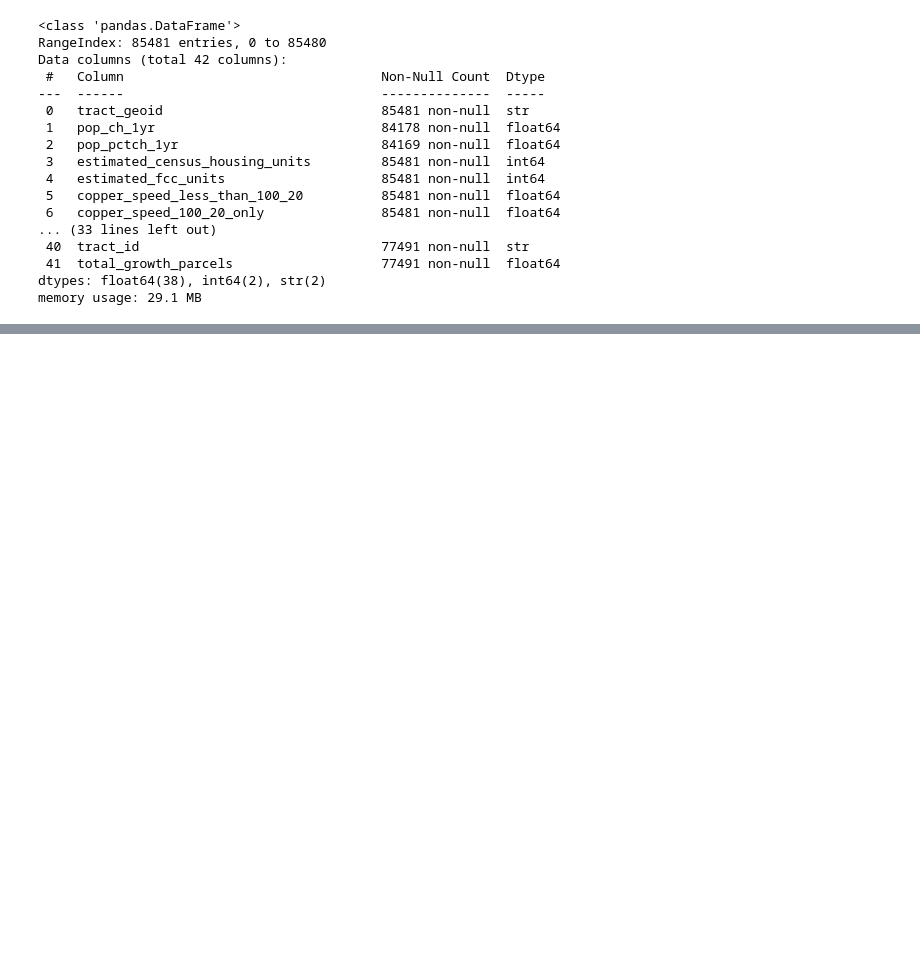
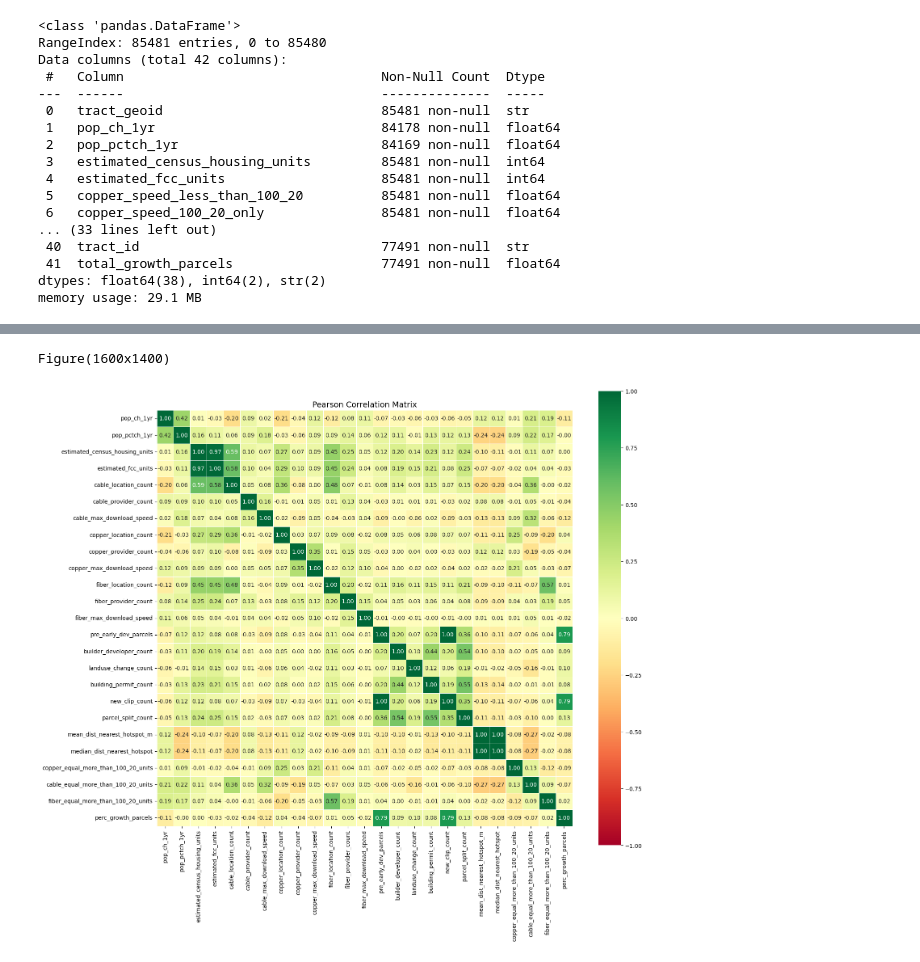
Before and after one commit to eprashar-clgx/network-idx, a Jupyter notebook: notebooks/04_eda_correlations.ipynb, the cells around one changed output, grey strips where cells are left out. Saved outputs shown, nothing was run; the diff lists cells and outputs as text; code cells hidden in the pictures; blank space fills up the shorter version.

Commit message:
examined correlation plots

```diff
--- a/notebooks/04_eda_correlations.ipynb
+++ b/notebooks/04_eda_correlations.ipynb
@@ -42,3 +39,44 @@ Data columns (total 42 columns):
  41  total_growth_parcels                   77491 non-null  float64
 dtypes: float64(38), int64(2), str(2)
 memory usage: 29.1 MB
+# %%
+# Rework tract_df to obtain meaningful relationships
+tract_df_modified = tract_df.copy()
+techs = ['copper','cable','fiber']
+for tech in techs:
+    tract_df_modified[f'{tech}_equal_more_than_100_20_units'] = tract_df_modified[f"{tech}_speed_100_20_only"].add(tract_df_modified[f"{tech}_speed_more_than_100_20"], fill_value=0)
+
+# Compute % growth parcels
+tract_df_modified['perc_growth_parcels'] = round(tract_df_modified['growth_parcels'] / tract_df_modified['total_parcels'],2)
+
+
+# Remove redundant columns that are not relevant for the analysis
+cols_to_drop = ['copper_speed_less_than_100_20',
+                'copper_speed_100_20_only',
+                'copper_speed_more_than_100_20',
+                'cable_speed_less_than_100_20',
+                'cable_speed_100_20_only',
+                'cable_speed_more_than_100_20',
+                'fiber_speed_less_than_100_20',
+                'fiber_speed_100_20_only',
+                'fiber_speed_more_than_100_20',
+                'fiber_speed_equal_greater_than_100_20',
+                #'cable_location_count',
+                #'copper_location_count',
+                #'fiber_location_count'
+                'copper_max_upload_speed',
+                'cable_max_upload_speed',
+                'fiber_max_upload_speed',
+                'total_parcels',
+                'growth_parcels',
+                'unique_locations',
+                'tract_id',
+                'total_flags',
+                'flags_minus_greatest',
+                'total_growth_parcels']
+
+# Remove the columns that are not relevant for the analysis
+tract_df_modified = tract_df_modified.drop(columns=cols_to_drop)
+
+# Examine columns
+tract_df_modified.info()
@@ -44,0 +101,7 @@ memory usage: 29.1 MB
+# %%
+# Compute correlation matrix: pearson correlation that measures linear relationships between features
+pearson_corr_matrix = plot_correlation_heatmap(tract_df_modified, method='pearson',cmap= "RdYlGn")
+print(pearson_corr_matrix)
+# %% [output]
+Figure(1600x1400)
+[figure, added]
```
Also changed, not shown: parts of 5 cells of this notebook, 1 other file.
